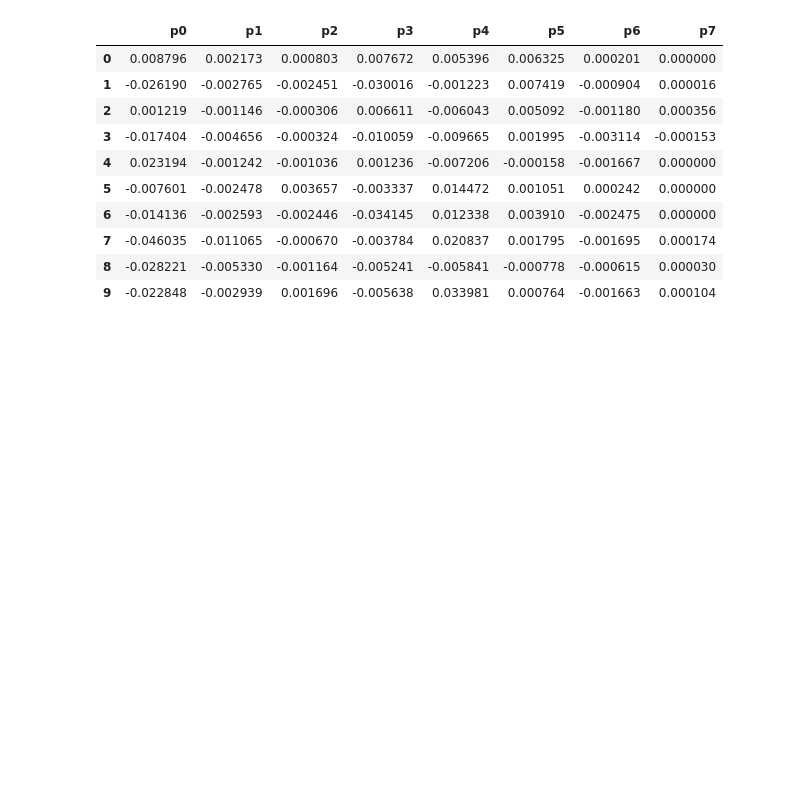
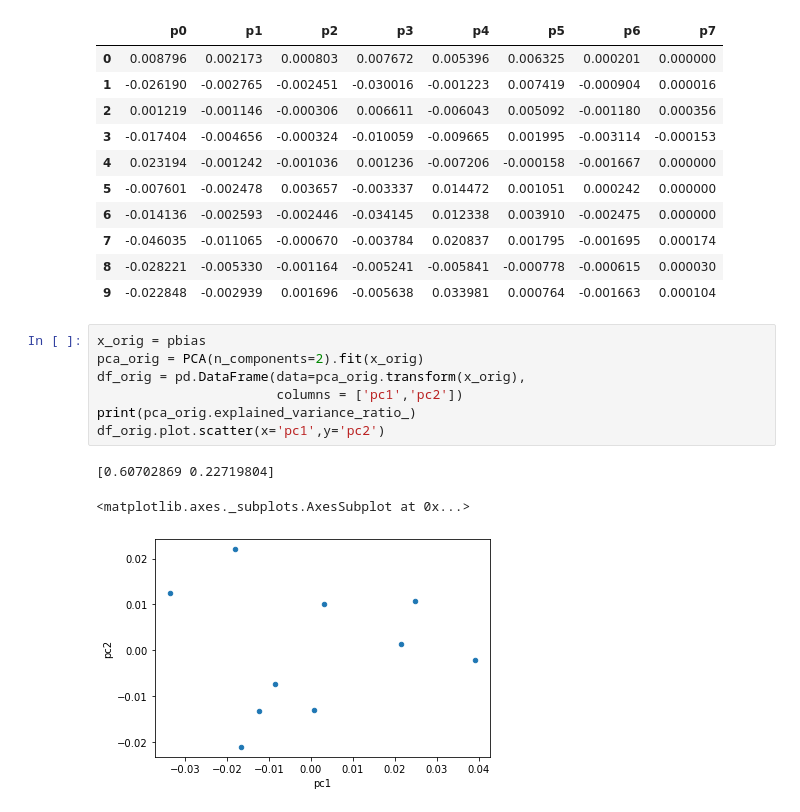
Before and after one commit to saumikn/learning-chess-biases, a Jupyter notebook: biased-chess.ipynb, the cells around one changed output. Saved outputs shown, nothing was run; the diff lists cells and outputs as text; blank space fills up the shorter version.

Commit message:
added PCA scatterplots

```diff
--- a/biased-chess.ipynb
+++ b/biased-chess.ipynb
@@ -196,3 +199,14 @@ pbias
 | 7 | -0.046035 | -0.011065 | -0.000670 | -0.003784 | 0.020837 | 0.001795 | -0.001695 | 0.000174 |
 | 8 | -0.028221 | -0.005330 | -0.001164 | -0.005241 | -0.005841 | -0.000778 | -0.000615 | 0.000030 |
 | 9 | -0.022848 | -0.002939 | 0.001696 | -0.005638 | 0.033981 | 0.000764 | -0.001663 | 0.000104 |
+# %%
+x_orig = pbias
+pca_orig = PCA(n_components=2).fit(x_orig)
+df_orig = pd.DataFrame(data=pca_orig.transform(x_orig),
+                       columns = ['pc1','pc2'])
+print(pca_orig.explained_variance_ratio_)
+df_orig.plot.scatter(x='pc1',y='pc2')
+# %% [output]
+[0.60702869 0.22719804]
+<matplotlib.axes._subplots.AxesSubplot at 0x...>
+[figure, added]
```
Also changed, not shown: parts of 2 cells of this notebook.
